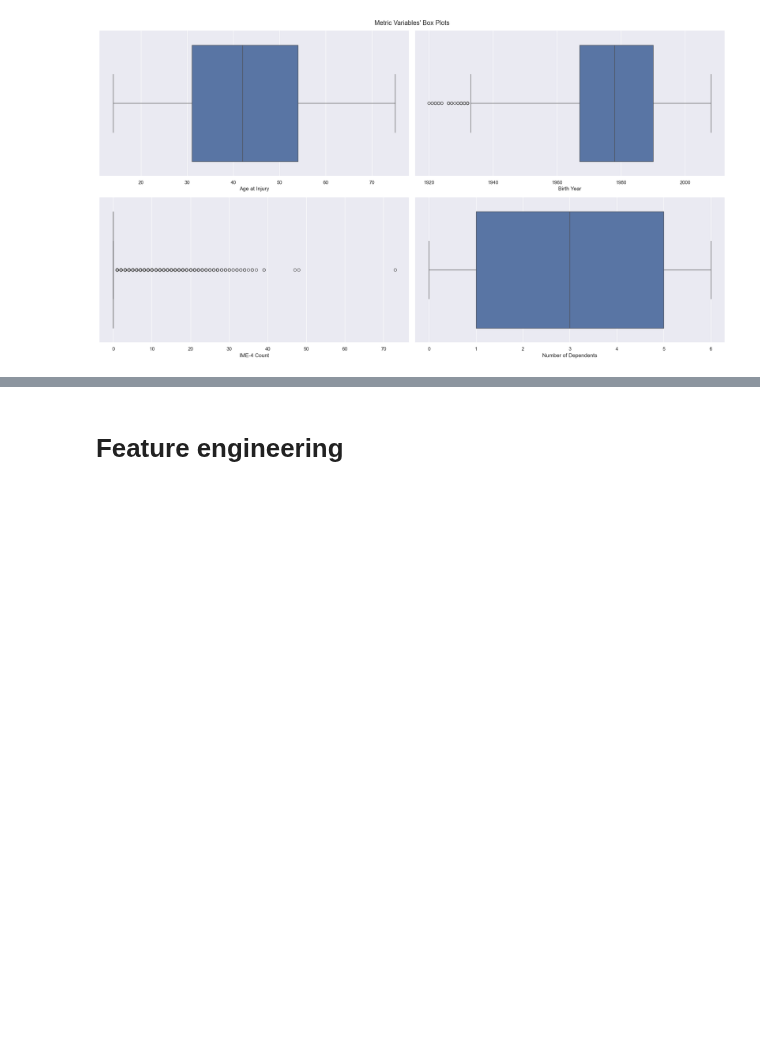
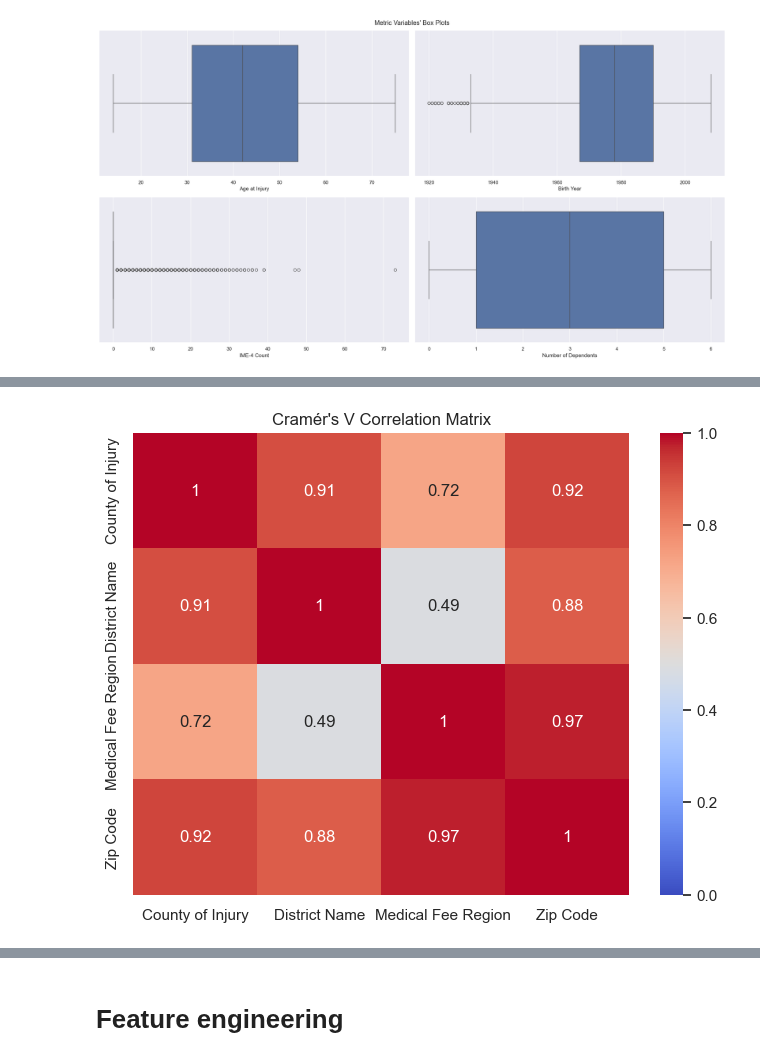
Before and after one commit to OnniMansikkamaki/ML_Project_G39_2024, a Jupyter notebook: codes/ML_project_main_code.ipynb, the cells around one changed output, grey strips where cells are left out. Drawn from its saved outputs; the diff is of its cells as text; code cells hidden in the pictures; blank space fills up the shorter version.

```diff
--- a/codes/ML_project_main_code.ipynb
+++ b/codes/ML_project_main_code.ipynb
@@ -1273,0 +1371,20 @@ Passing `palette` without assigning `hue` is deprecated and will be removed in v
+# %%
+# Attorney/Representative OK
+
+# We will analyze the correlation between Carrier Name and Carrier Type because we assume they represent the same thing in different ways.
+
+contingency_table = pd.crosstab(train_data['Carrier Type'], train_data['Carrier Name'])
+
+
+chi2, p, dof, expected = stats.chi2_contingency(contingency_table)
+
+n = contingency_table.sum().sum()
+cramers_v = np.sqrt(chi2 / (n * (min(contingency_table.shape) - 1)))
+
+print("Cramér's V:", cramers_v)
+
+# As we can see, the correlation between Carrier Name and Carrier Type is very high. We will drop Carrier Name column.
+
+# Drop the Carrier Name column
+train_data.drop(columns=['Carrier Name'], inplace=True)
+non_metric_cols.remove('Carrier Name')
@@ -1273,0 +1498,44 @@ Passing `palette` without assigning `hue` is deprecated and will be removed in v
+# %%
+# County of Injury, District Name, Medical Fee Region and ZIP Code
+
+"""
+- ZIP Code is home address of the injured person.
+- County of Injury is the name of NY county where the injury happened.
+- District Name is name of WCB district office that oversees the area that the injury happened.
+- Medical Fee Region is the approx. region where the medical treatment was given.
+
+From Metadata we can assume that at least County of Injury and District Name essentially represent the same thing. (Same county of injury usually will have the same district office)
+
+We will check the correlations between these columns with Cramer's V.
+"""
+
+def cramers_v(x, y):
+    contingency_table = pd.crosstab(x, y)
+
+    chi2, _, _, _ = stats.chi2_contingency(contingency_table)
+
+    n = contingency_table.sum().sum()
+    r, k = contingency_table.shape
+    return np.sqrt(chi2 / (n * (min(r, k) - 1)))
+
+columns = ["County of Injury", "District Name", "Medical Fee Region", "Zip Code"]
+
+cramers_v_matrix = pd.DataFrame(np.zeros((len(columns), len(columns))),
+                                index=columns,
+                                columns=columns)
+
+
+for col1 in columns:
+    for col2 in columns:
+        if col1 != col2:
+            cramers_v_matrix.loc[col1, col2] = cramers_v(train_data[col1], train_data[col2])
+        else:
+            cramers_v_matrix.loc[col1, col2] = 1
+
+# Plotting the heatmap
+plt.figure(figsize=(8, 6))
+sns.heatmap(cramers_v_matrix, annot=True, cmap='coolwarm', vmin=0, vmax=1)
+plt.title("Cramér's V Correlation Matrix")
+plt.show()
+# %% [output]
+[figure, added]
```
Also changed, not shown: parts of 24 cells of this notebook.
